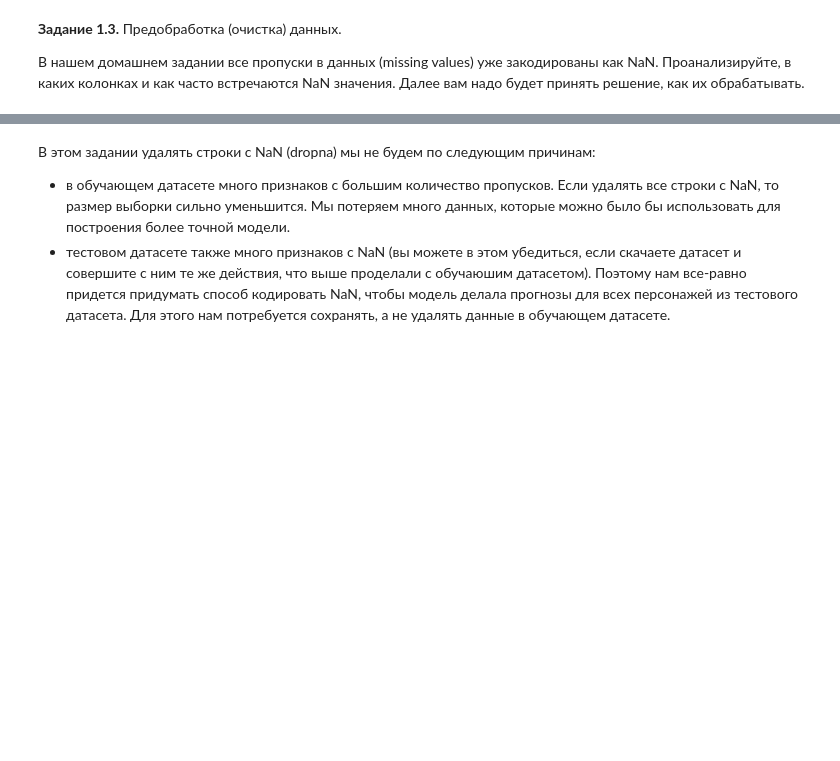
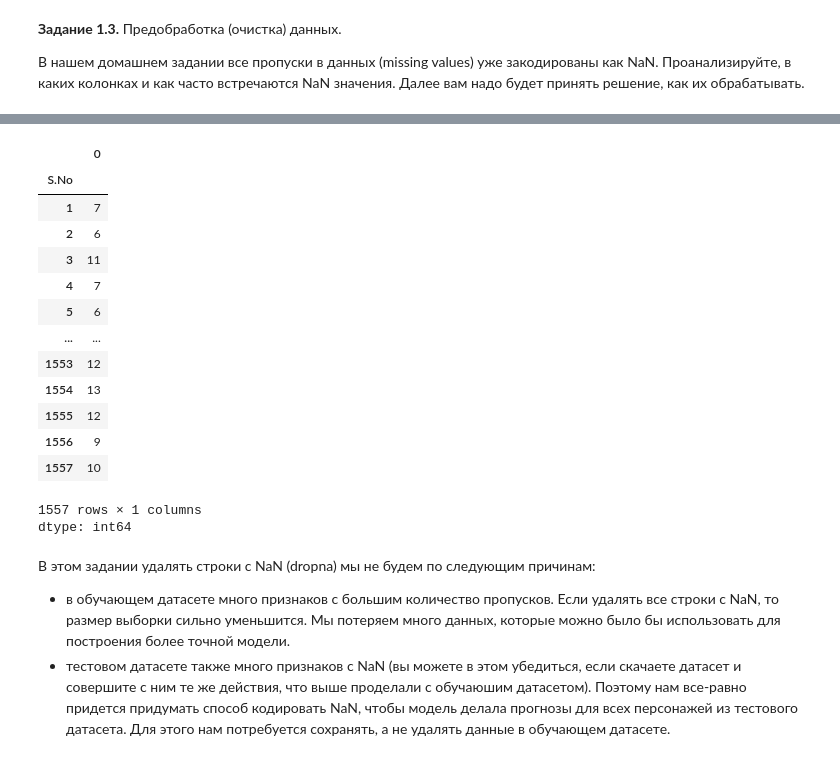
Before and after one commit to ErmolenkoSV/part_1_ml_cv, a Jupyter notebook: week_01_ml_intro/Homework/hw_1_game_of_thrones.ipynb, the cells around one changed output, grey strips where cells are left out. Cells and saved outputs as stored; diff of their text form; code cells hidden in the pictures; blank space fills up the shorter version.

```diff
--- a/week_01_ml_intro/Homework/hw_1_game_of_thrones.ipynb
+++ b/week_01_ml_intro/Homework/hw_1_game_of_thrones.ipynb
@@ -195,3 +215,21 @@ data.describe().T[['count', 'min', 'max']]
+# %%
+data.isna().sum(axis=1)
+# %% [output]
+|  | 0 |
+| S.No |  |
+| 1 | 7 |
+| 2 | 6 |
+| 3 | 11 |
+| 4 | 7 |
+| 5 | 6 |
+| ... | ... |
+| 1553 | 12 |
+| 1554 | 13 |
+| 1555 | 12 |
+| 1556 | 9 |
+| 1557 | 10 |
+1557 rows × 1 columns
+dtype: int64
 # %% [markdown]
 В этом задании удалять строки с NaN (dropna) мы не будем по следующим причинам:
 - в обучающем датасете много признаков с большим количество пропусков. Если удалять все строки с NaN, то размер выборки сильно уменьшится. Мы потеряем много данных, которые можно было бы использовать для построения более точной модели.
```
Also changed, not shown: parts of 5 cells of this notebook.
